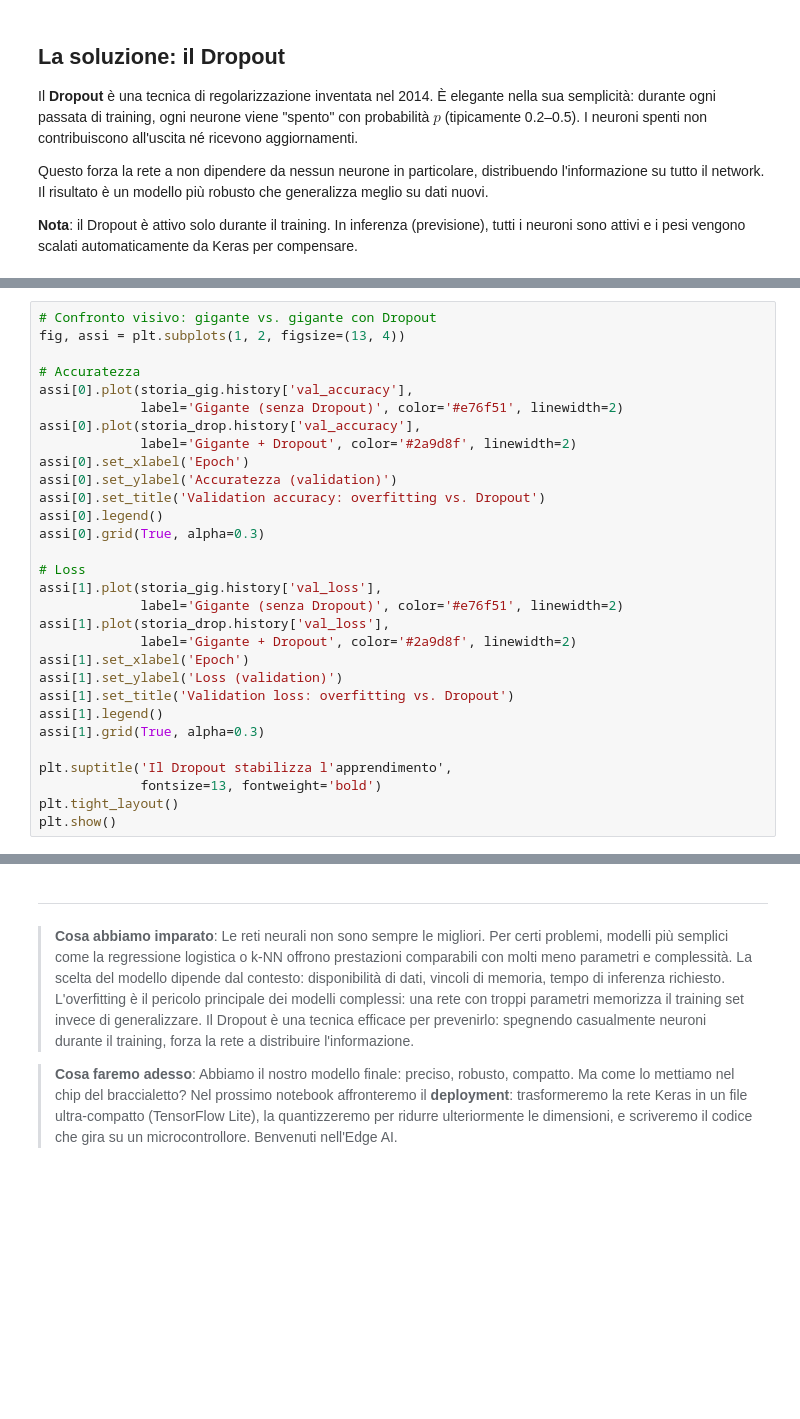
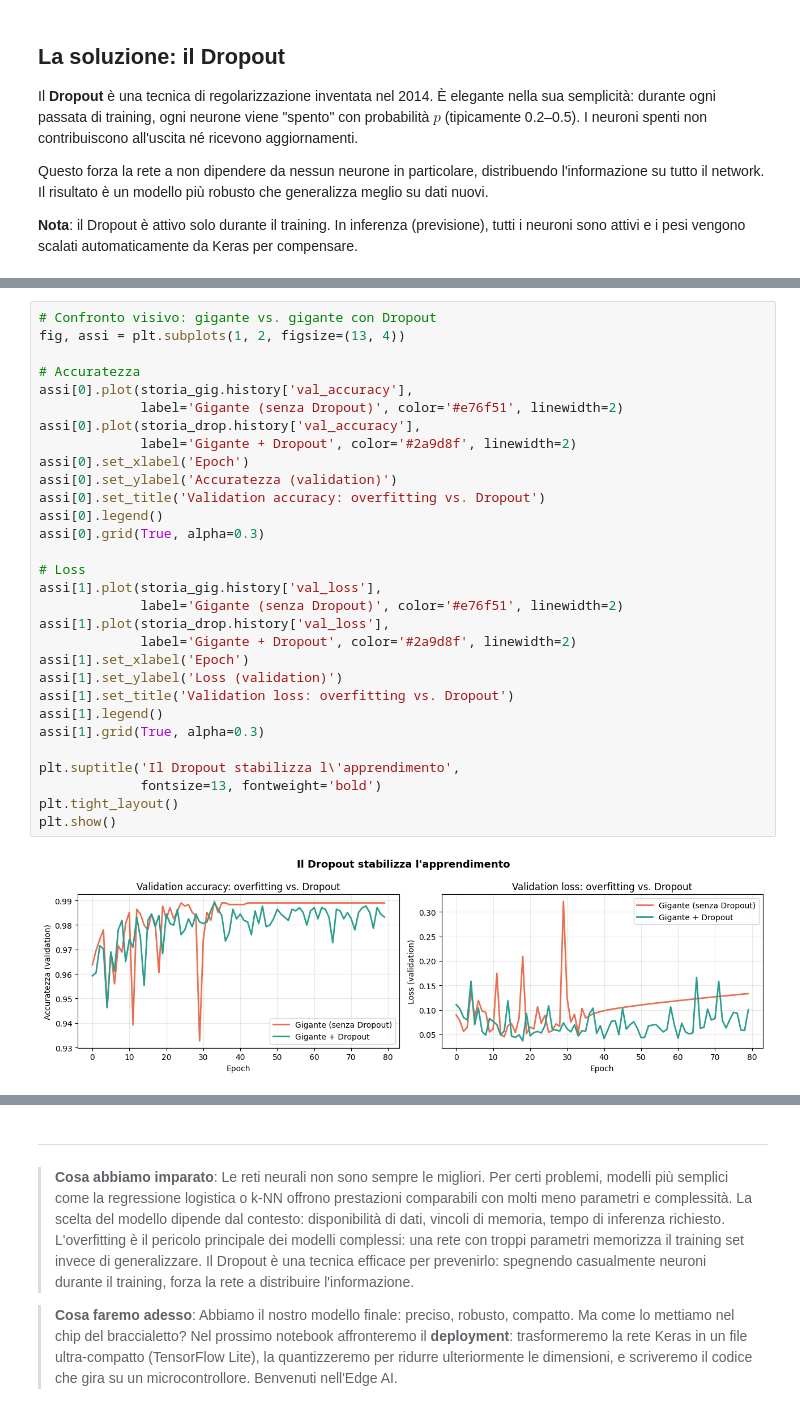
Before and after one commit to lucalazzaroni/NeuralNetworks, a Jupyter notebook: 03_sfida_tra_modelli.ipynb, the cells around one changed output, grey strips where cells are left out. Saved outputs shown, nothing was run; the diff lists cells and outputs as text; blank space fills up the shorter version.

```diff
--- a/03_sfida_tra_modelli.ipynb
+++ b/03_sfida_tra_modelli.ipynb
@@ -383,33 +385,35 @@ print(f"Con Dropout — accuratezza test: {acc_drop:.1%}")
 # %%
 # Confronto visivo: gigante vs. gigante con Dropout
 fig, assi = plt.subplots(1, 2, figsize=(13, 4))
 
 # Accuratezza
 assi[0].plot(storia_gig.history['val_accuracy'],
              label='Gigante (senza Dropout)', color='#e76f51', linewidth=2)
 assi[0].plot(storia_drop.history['val_accuracy'],
              label='Gigante + Dropout', color='#2a9d8f', linewidth=2)
 assi[0].set_xlabel('Epoch')
 assi[0].set_ylabel('Accuratezza (validation)')
 assi[0].set_title('Validation accuracy: overfitting vs. Dropout')
 assi[0].legend()
 assi[0].grid(True, alpha=0.3)
 
 # Loss
 assi[1].plot(storia_gig.history['val_loss'],
              label='Gigante (senza Dropout)', color='#e76f51', linewidth=2)
 assi[1].plot(storia_drop.history['val_loss'],
              label='Gigante + Dropout', color='#2a9d8f', linewidth=2)
 assi[1].set_xlabel('Epoch')
 assi[1].set_ylabel('Loss (validation)')
 assi[1].set_title('Validation loss: overfitting vs. Dropout')
 assi[1].legend()
 assi[1].grid(True, alpha=0.3)
 
-plt.suptitle('Il Dropout stabilizza l'apprendimento',
+plt.suptitle('Il Dropout stabilizza l\'apprendimento',
              fontsize=13, fontweight='bold')
 plt.tight_layout()
 plt.show()
+# %% [output]
+[figure, added]
 # %%
 # Tabella riassuntiva finale
 df_finale = pd.DataFrame({
```
Also changed, not shown: parts of 9 cells of this notebook, 3 other files.
